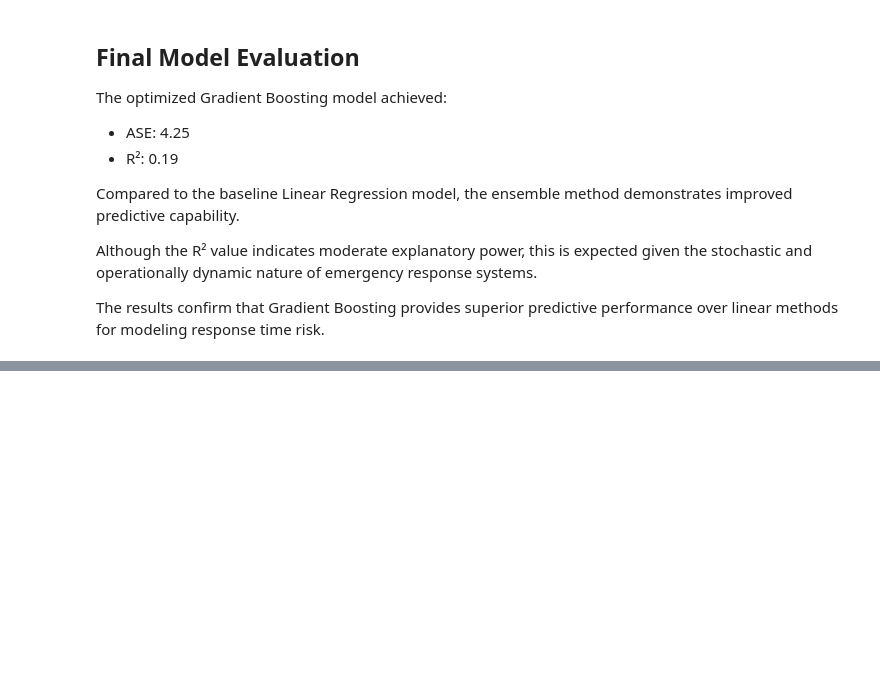
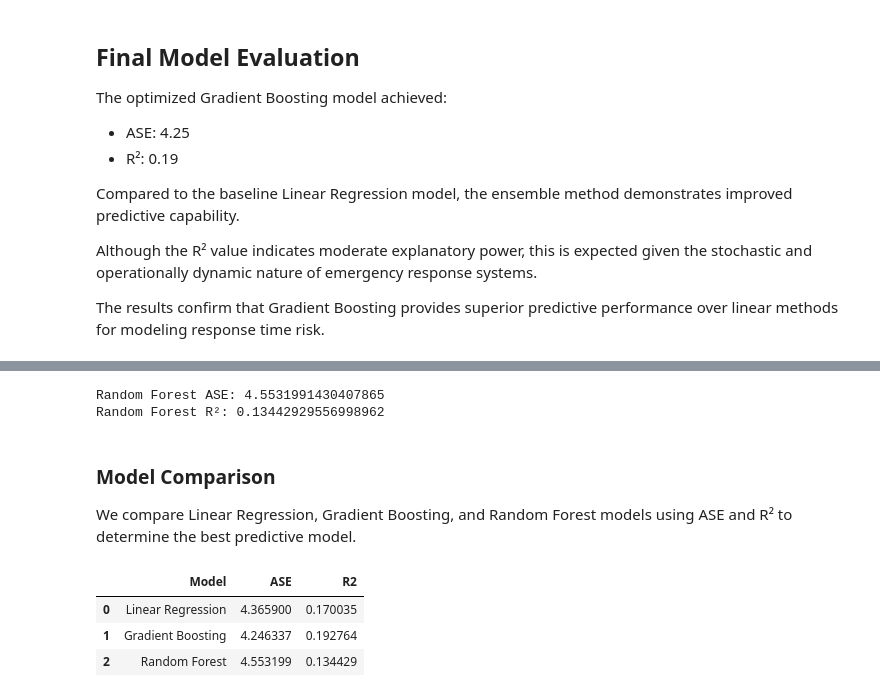
Before and after one commit to gdgarcian/urban-emergency-response, a Jupyter notebook: capstone.ipynb, the cells around one changed output, grey strips where cells are left out. Saved outputs shown, nothing was run; the diff lists cells and outputs as text; code cells hidden in the pictures; blank space fills up the shorter version.

Commit message:
Task #36 – Implement Random Forest model and benchmark comparison

```diff
--- a/capstone.ipynb
+++ b/capstone.ipynb
@@ -653,0 +660,44 @@ The results confirm that Gradient Boosting provides superior predictive performa
+# %%
+from sklearn.ensemble import RandomForestRegressor
+from sklearn.metrics import mean_squared_error, r2_score
+
+# Initialize model
+rf_model = RandomForestRegressor(
+    n_estimators=200,
+    max_depth=10,
+    random_state=42,
+    n_jobs=-1
+)
+
+# Train model
+rf_model.fit(X_train, y_train)
+
+# Predict
+y_pred_rf = rf_model.predict(X_test)
+
+# Evaluation
+ase_rf = mean_squared_error(y_test, y_pred_rf)
+r2_rf = r2_score(y_test, y_pred_rf)
+
+print("Random Forest ASE:", ase_rf)
+print("Random Forest R²:", r2_rf)
+# %% [output]
+Random Forest ASE: 4.5531991430407865
+Random Forest R²: 0.13442929556998962
+# %% [markdown]
+### Model Comparison
+
+We compare Linear Regression, Gradient Boosting, and Random Forest models using ASE and R² to determine the best predictive model.
+# %%
+comparison_df = pd.DataFrame({
+    "Model": ["Linear Regression", "Gradient Boosting", "Random Forest"],
+    "ASE": [ase_lr, ase, ase_rf],
+    "R2": [r2_lr, r2, r2_rf]
+})
+
+comparison_df
+# %% [output]
+|  | Model | ASE | R2 |
+| 0 | Linear Regression | 4.365900 | 0.170035 |
+| 1 | Gradient Boosting | 4.246337 | 0.192764 |
+| 2 | Random Forest | 4.553199 | 0.134429 |
```
Also changed, not shown: parts of 3 cells of this notebook.
